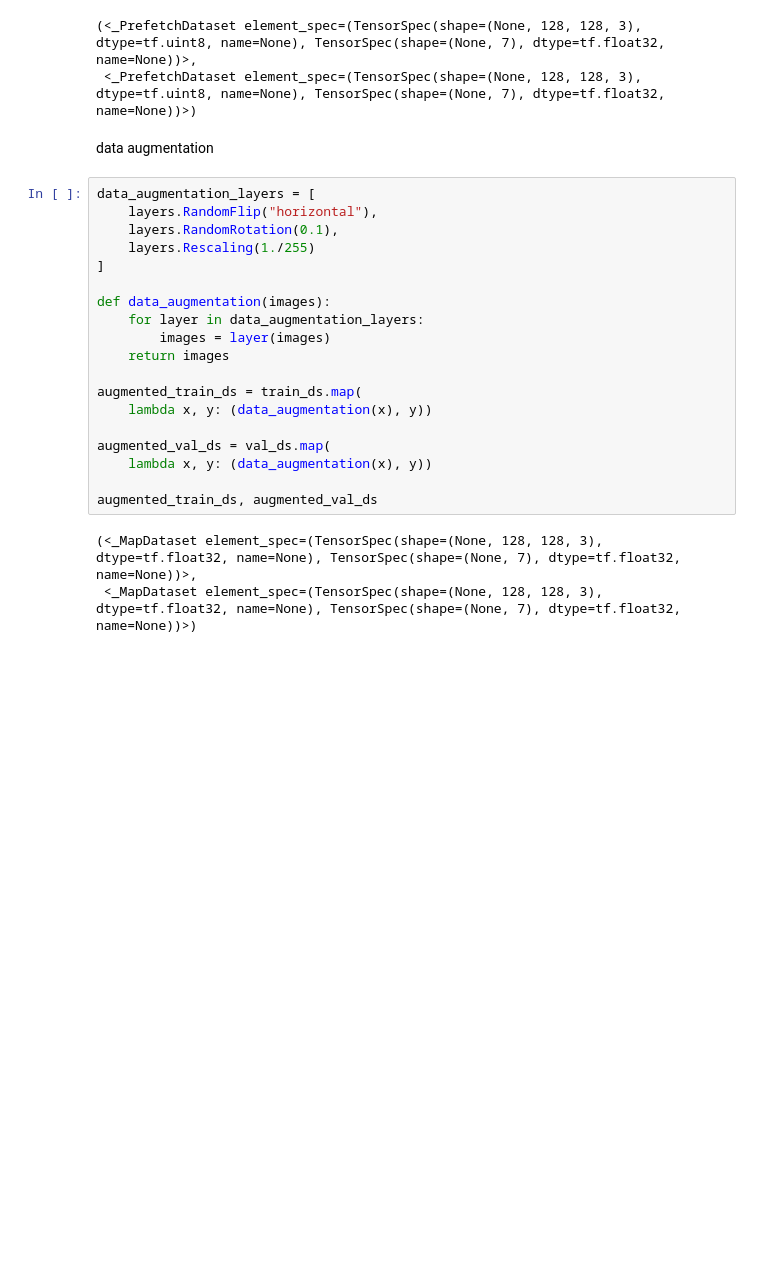
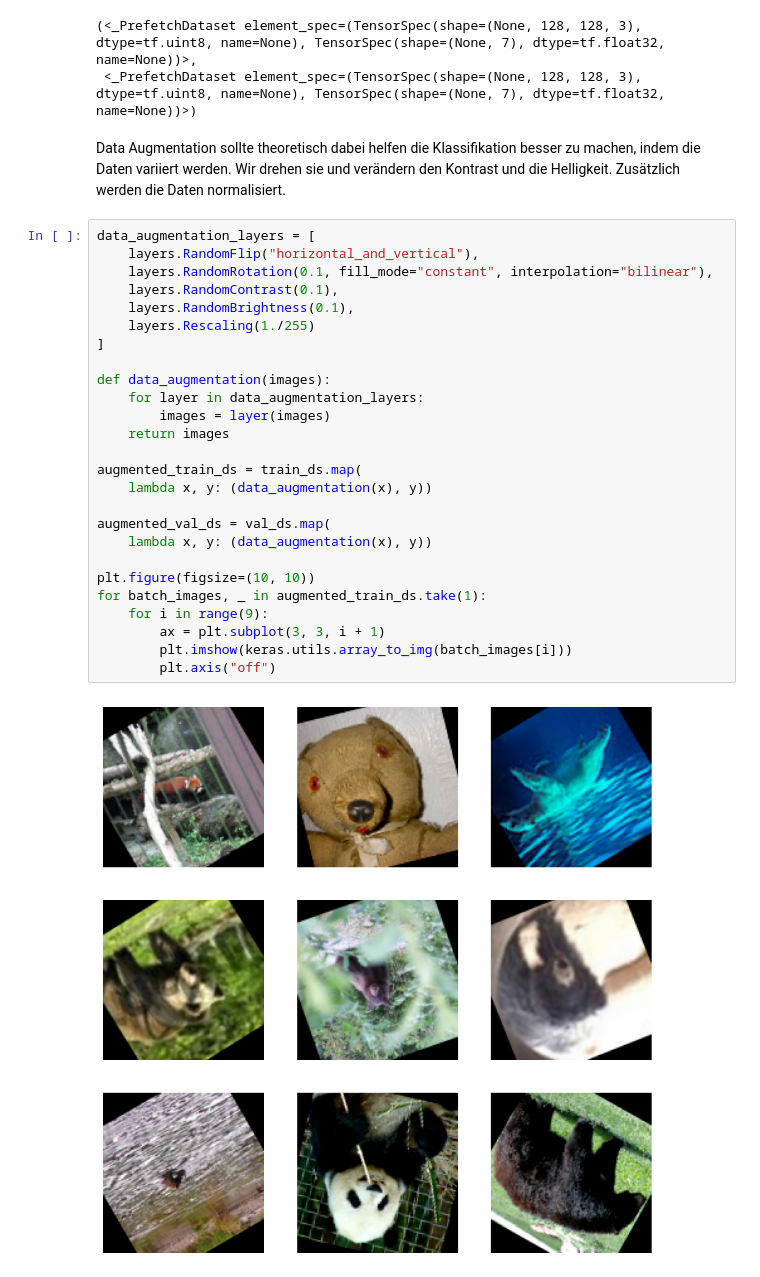
Before and after one commit to AngryBacteria/deeplearning-project-gujen1-steij14, a Jupyter notebook: imagenet_cnn.ipynb, the cells around one changed output. Cells and saved outputs as stored; diff of their text form; blank space fills up the shorter version.

```diff
--- a/imagenet_cnn.ipynb
+++ b/imagenet_cnn.ipynb
@@ -30,26 +31,32 @@ Using 1820 files for validation.
 (<_PrefetchDataset element_spec=(TensorSpec(shape=(None, 128, 128, 3), dtype=tf.uint8, name=None), TensorSpec(shape=(None, 7), dtype=tf.float32, name=None))>,
  <_PrefetchDataset element_spec=(TensorSpec(shape=(None, 128, 128, 3), dtype=tf.uint8, name=None), TensorSpec(shape=(None, 7), dtype=tf.float32, name=None))>)
 # %% [markdown]
-data augmentation
+Data Augmentation sollte theoretisch dabei helfen die Klassifikation besser zu machen, indem die Daten variiert werden. Wir drehen sie und verändern den Kontrast und die Helligkeit. Zusätzlich werden die Daten normalisiert.
 # %%
 data_augmentation_layers = [
-    layers.RandomFlip("horizontal"),
-    layers.RandomRotation(0.1),
+    layers.RandomFlip("horizontal_and_vertical"),
+    layers.RandomRotation(0.1, fill_mode="constant", interpolation="bilinear"),
+    layers.RandomContrast(0.1),
+    layers.RandomBrightness(0.1),
     layers.Rescaling(1./255)
 ]
 
 def data_augmentation(images):
     for layer in data_augmentation_layers:
         images = layer(images)
     return images
 
 augmented_train_ds = train_ds.map(
     lambda x, y: (data_augmentation(x), y))
 
 augmented_val_ds = val_ds.map(
     lambda x, y: (data_augmentation(x), y))
 
-augmented_train_ds, augmented_val_ds
+plt.figure(figsize=(10, 10))
+for batch_images, _ in augmented_train_ds.take(1):
+    for i in range(9):
+        ax = plt.subplot(3, 3, i + 1)
+        plt.imshow(keras.utils.array_to_img(batch_images[i]))
+        plt.axis("off")
 # %% [output]
-(<_MapDataset element_spec=(TensorSpec(shape=(None, 128, 128, 3), dtype=tf.float32, name=None), TensorSpec(shape=(None, 7), dtype=tf.float32, name=None))>,
- <_MapDataset element_spec=(TensorSpec(shape=(None, 128, 128, 3), dtype=tf.float32, name=None), TensorSpec(shape=(None, 7), dtype=tf.float32, name=None))>)
+[figure, added]
```
Also changed, not shown: parts of 7 cells of this notebook, 1 other file.
